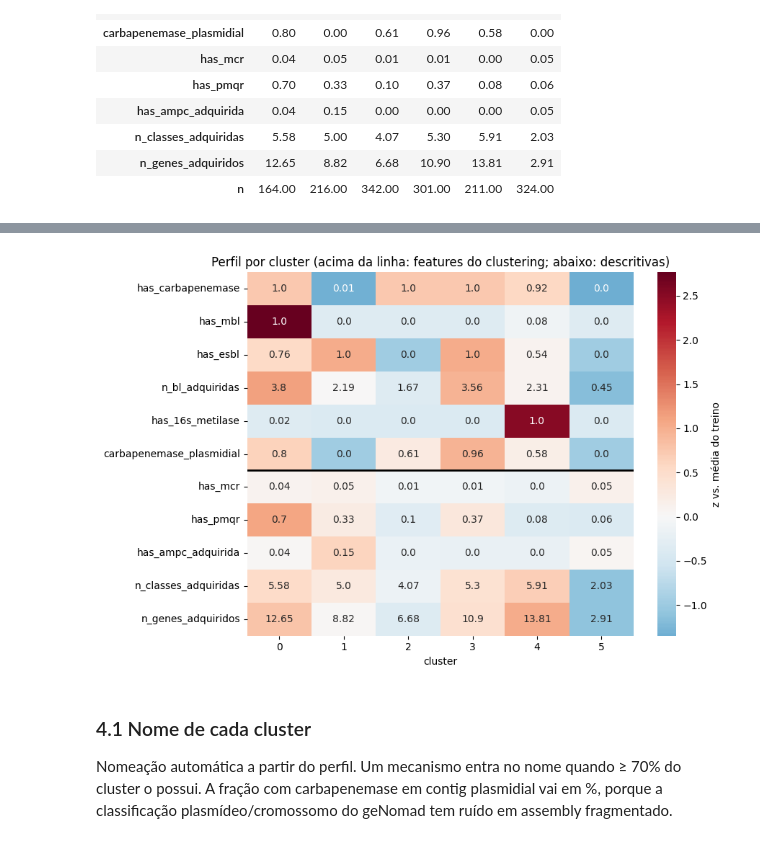
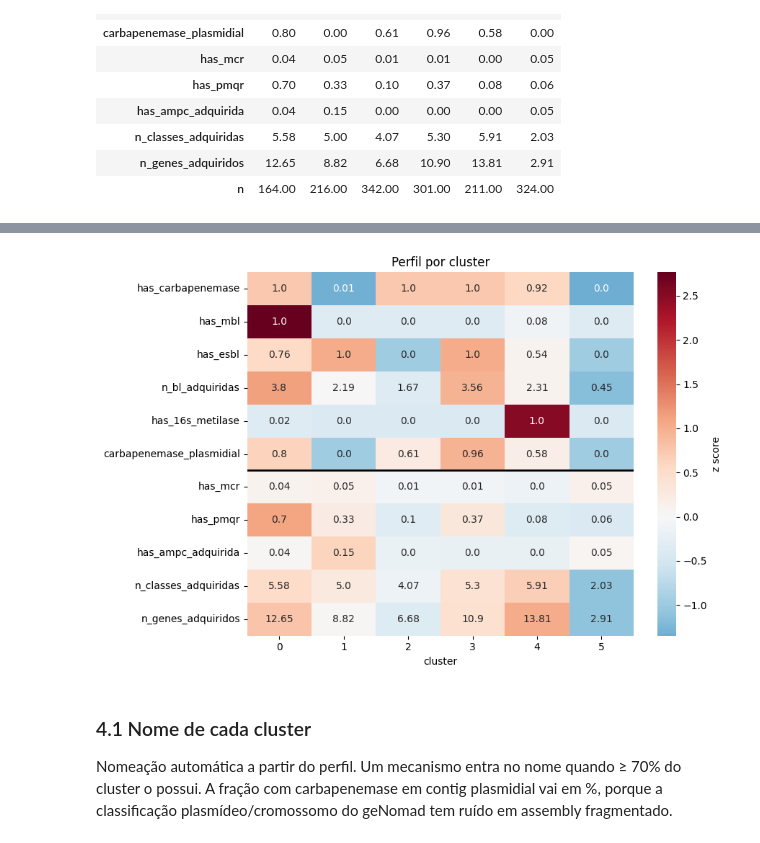
Before and after one commit to Rodrigo-Lusa/ml_isolados_brasileiros, a Jupyter notebook: notebooks/04_clusterizacao_risco.ipynb, the cells around one changed output, grey strips where cells are left out. Cells and saved outputs as stored; diff of their text form; code cells hidden in the pictures.

Commit message:
distribuição clusters v1

```diff
--- a/notebooks/04_clusterizacao_risco.ipynb
+++ b/notebooks/04_clusterizacao_risco.ipynb
@@ -253,14 +256,23 @@ df_train.groupby(lab_km)[FEATURES + DESCRITIVAS].median().T
 # %%
 fig, ax = plt.subplots(figsize=(9, 6))
+
+# z score = (média cluster - média treino) / std treino
 z = (perfil[FEATURES + DESCRITIVAS] - df_train[FEATURES + DESCRITIVAS].mean()) / df_train[FEATURES + DESCRITIVAS].std()
-sns.heatmap(z.T, cmap="RdBu_r", center=0, annot=perfil[FEATURES + DESCRITIVAS].T.round(2), fmt="", ax=ax,
-            cbar_kws={"label": "z vs. média do treino"})
+
+sns.heatmap(z.T,
+            cmap="RdBu_r",
+            center=0,
+            annot=perfil[FEATURES + DESCRITIVAS].T.round(2),
+            fmt="",
+            ax=ax,
+            cbar_kws={"label": "z score"})
+
 ax.axhline(len(FEATURES), c="k", lw=2)
-ax.set(title="Perfil por cluster (acima da linha: features do clustering; abaixo: descritivas)", xlabel="cluster")
+ax.set(title="Perfil por cluster", xlabel="cluster")
 plt.tight_layout()
 plt.show()
 # %% [output]
-[figure, old version]
+[figure, new version]
 # %% [markdown]
 ### 4.1 Nome de cada cluster
 
```
Also changed, not shown: parts of 17 cells of this notebook, 1 other file.
